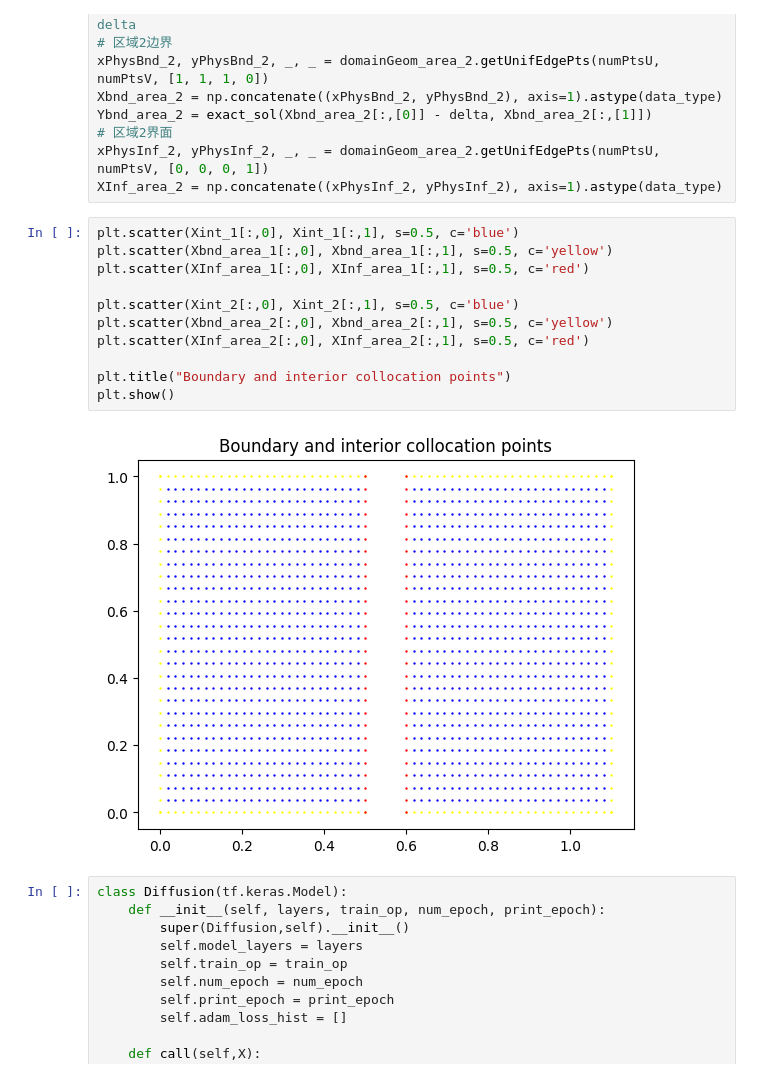
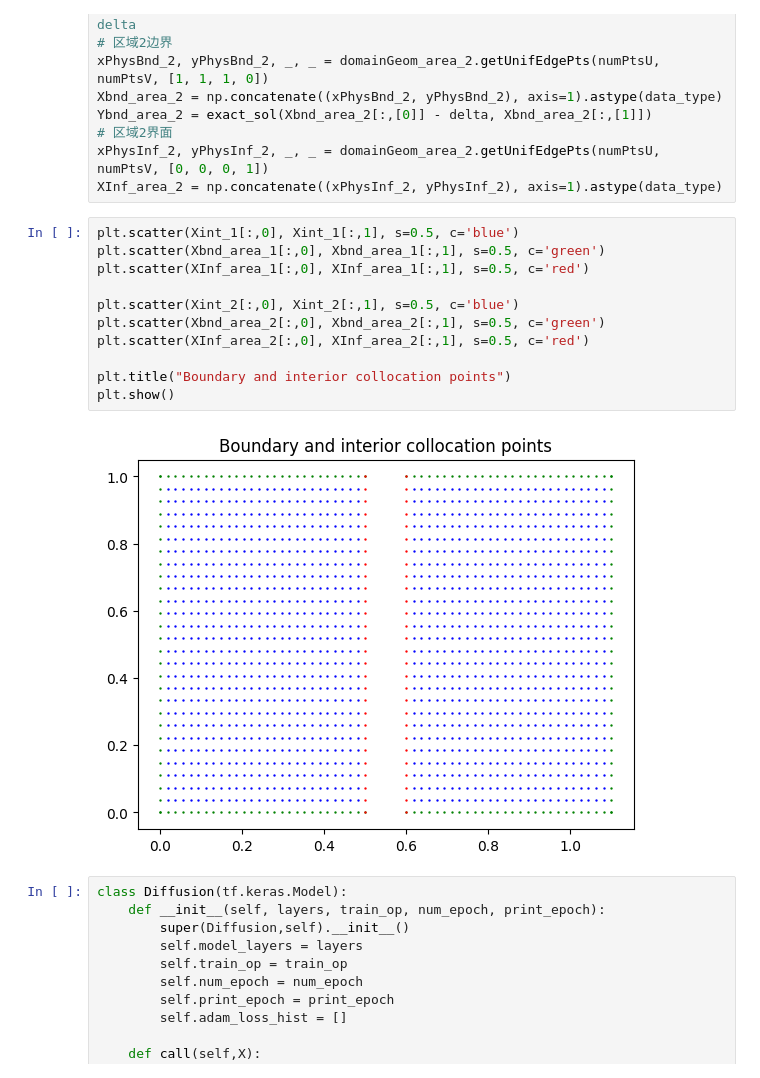
Before and after one commit to Owen-Hugh/multi_material_DIS, a Jupyter notebook: multi-material-demo-1.ipynb, the cells around one changed output. Saved outputs shown, nothing was run; the diff lists cells and outputs as text.

```diff
--- a/multi-material-demo-1.ipynb
+++ b/multi-material-demo-1.ipynb
@@ -833,17 +833,17 @@ xPhysInf_2, yPhysInf_2, _, _ = domainGeom_area_2.getUnifEdgePts(numPtsU, numPtsV
 XInf_area_2 = np.concatenate((xPhysInf_2, yPhysInf_2), axis=1).astype(data_type)
 # %%
 plt.scatter(Xint_1[:,0], Xint_1[:,1], s=0.5, c='blue')
-plt.scatter(Xbnd_area_1[:,0], Xbnd_area_1[:,1], s=0.5, c='yellow')
+plt.scatter(Xbnd_area_1[:,0], Xbnd_area_1[:,1], s=0.5, c='green')
 plt.scatter(XInf_area_1[:,0], XInf_area_1[:,1], s=0.5, c='red')
 
 plt.scatter(Xint_2[:,0], Xint_2[:,1], s=0.5, c='blue')
-plt.scatter(Xbnd_area_2[:,0], Xbnd_area_2[:,1], s=0.5, c='yellow')
+plt.scatter(Xbnd_area_2[:,0], Xbnd_area_2[:,1], s=0.5, c='green')
 plt.scatter(XInf_area_2[:,0], XInf_area_2[:,1], s=0.5, c='red')
 
 plt.title("Boundary and interior collocation points")
 plt.show()
 # %% [output]
-[figure, old version]
+[figure, new version]
 # %%
 class Diffusion(tf.keras.Model):
     def __init__(self, layers, train_op, num_epoch, print_epoch):
```
